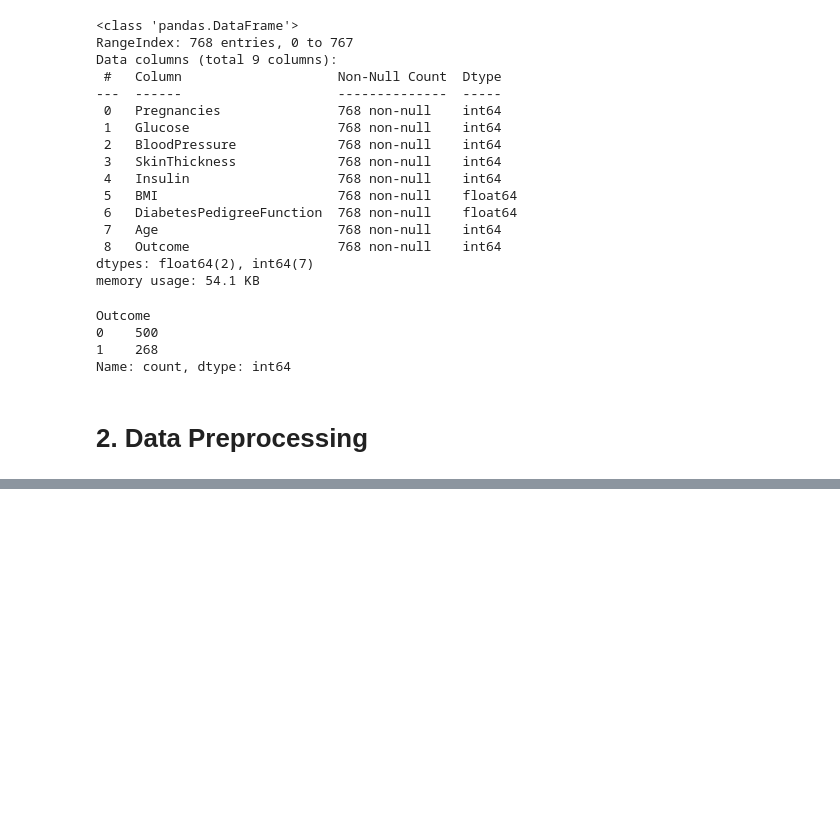
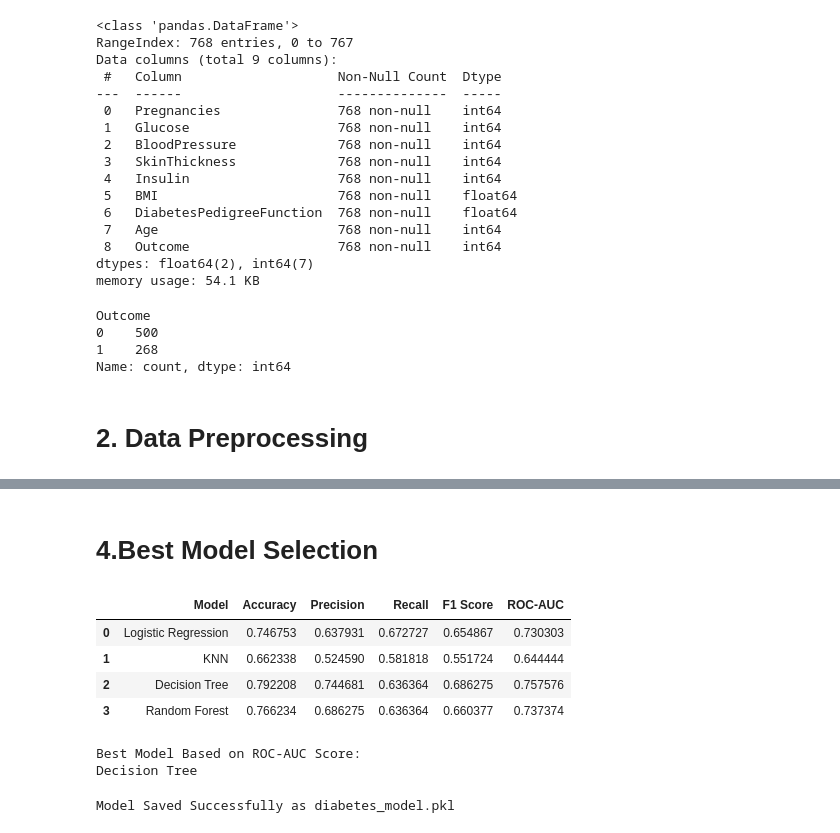
Before and after one commit to soumit02/Machine-Learning-Practice, a Jupyter notebook: src/AssignmentWork/Classification_Diabetes_Prediction_Model.ipynb, the cells around one changed output, grey strips where cells are left out. Saved outputs shown, nothing was run; the diff lists cells and outputs as text; code cells hidden in the pictures; blank space fills up the shorter version.

```diff
--- a/src/AssignmentWork/Classification_Diabetes_Prediction_Model.ipynb
+++ b/src/AssignmentWork/Classification_Diabetes_Prediction_Model.ipynb
@@ -102,0 +172,30 @@ X_train, X_test, y_train, y_test = train_test_split(X, y, test_size=0.2, random_
+# %% [markdown]
+# 4.Best Model Selection
+# %%
+# Compare All Models
+results_df = pd.DataFrame(
+    results,
+    columns=["Model", "Accuracy", "Precision", "Recall", "F1 Score", "ROC-AUC"]
+)
+results_df
+# %% [output]
+|  | Model | Accuracy | Precision | Recall | F1 Score | ROC-AUC |
+| 0 | Logistic Regression | 0.746753 | 0.637931 | 0.672727 | 0.654867 | 0.730303 |
+| 1 | KNN | 0.662338 | 0.524590 | 0.581818 | 0.551724 | 0.644444 |
+| 2 | Decision Tree | 0.792208 | 0.744681 | 0.636364 | 0.686275 | 0.757576 |
+| 3 | Random Forest | 0.766234 | 0.686275 | 0.636364 | 0.660377 | 0.737374 |
+# %%
+# Best Model Selection
+best_model_name = results_df.sort_values(by="ROC-AUC", ascending=False).iloc[0]["Model"]
+print("Best Model Based on ROC-AUC Score:")
+print(best_model_name)
+# %% [output]
+Best Model Based on ROC-AUC Score:
+Decision Tree
+# %%
+# Save the Best Model
+best_model = models[best_model_name]
+joblib.dump(best_model, "diabetes_model.pkl")
+print("Model Saved Successfully as diabetes_model.pkl")
+# %% [output]
+Model Saved Successfully as diabetes_model.pkl
```
Also changed, not shown: parts of 3 cells of this notebook, 1 other file.
